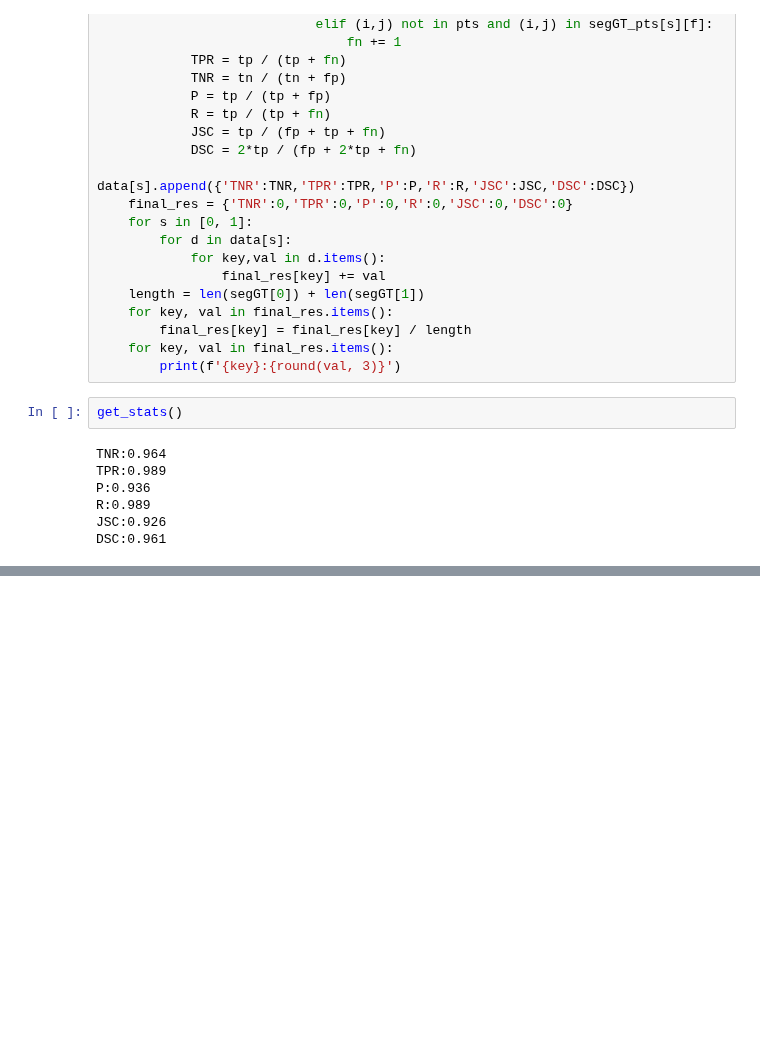
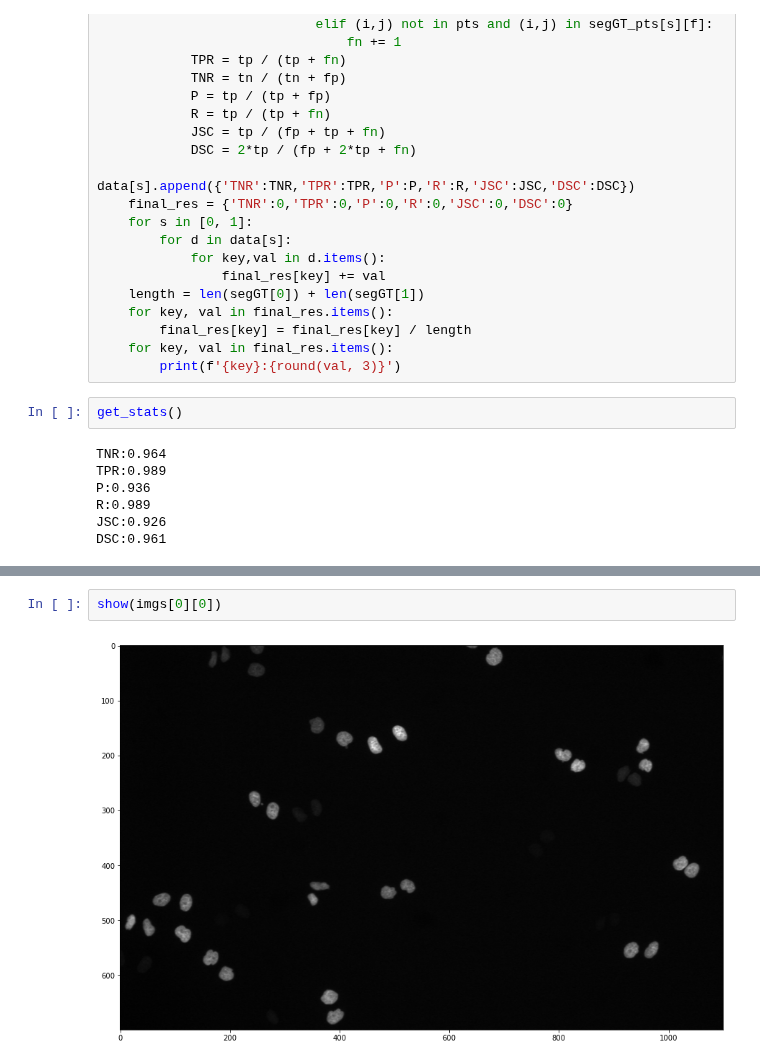
Before and after one commit to moates695/cs9517_Group_Project, a Jupyter notebook: marcus/tracking.ipynb, the cells around one changed output, grey strips where cells are left out. Cells and saved outputs as stored; diff of their text form; blank space fills up the shorter version.

```diff
--- a/marcus/tracking.ipynb
+++ b/marcus/tracking.ipynb
@@ -966,0 +1154,4 @@ DSC:0.961
+# %%
+show(imgs[0][0])
+# %% [output]
+[figure, added]
```
Also changed, not shown: parts of 16 cells of this notebook.
